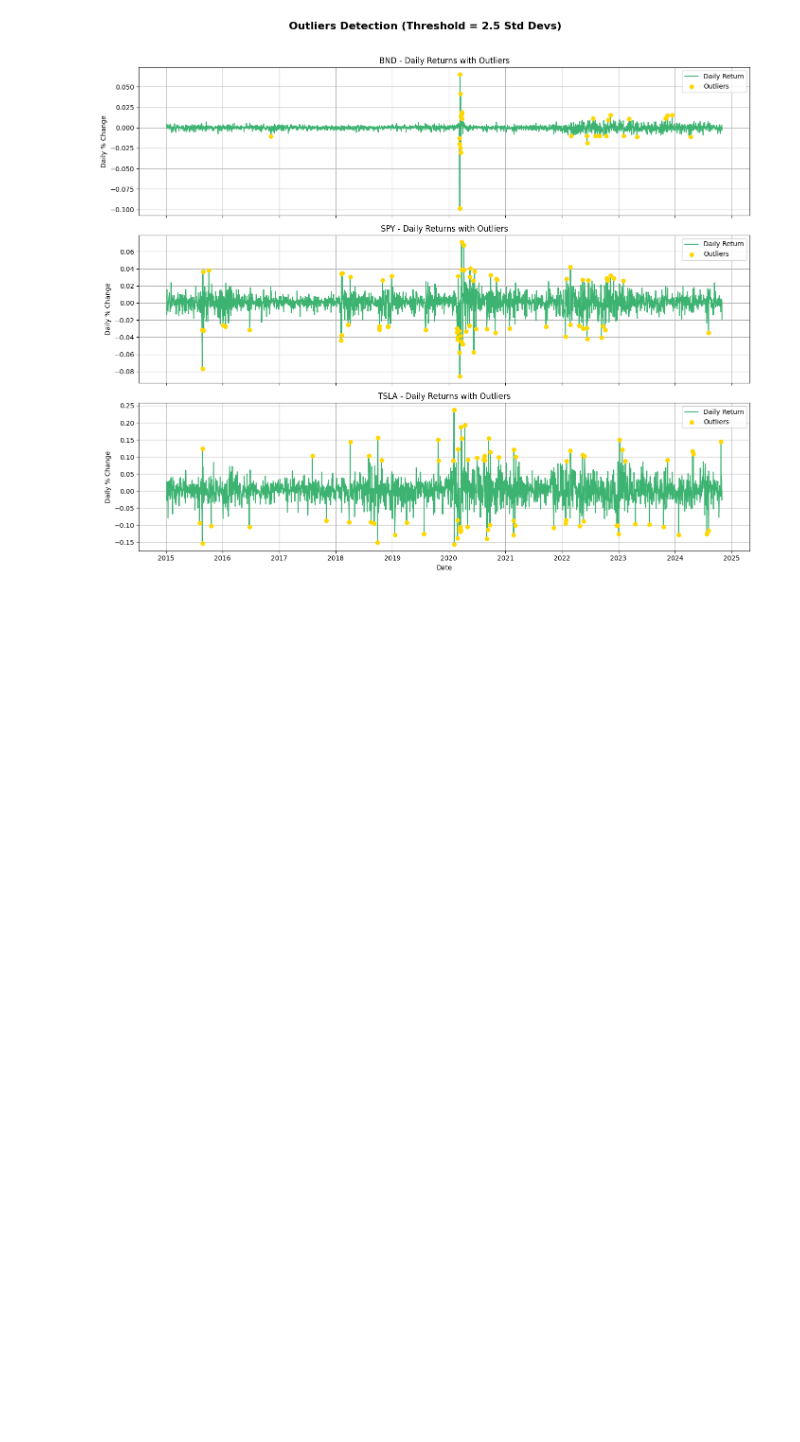
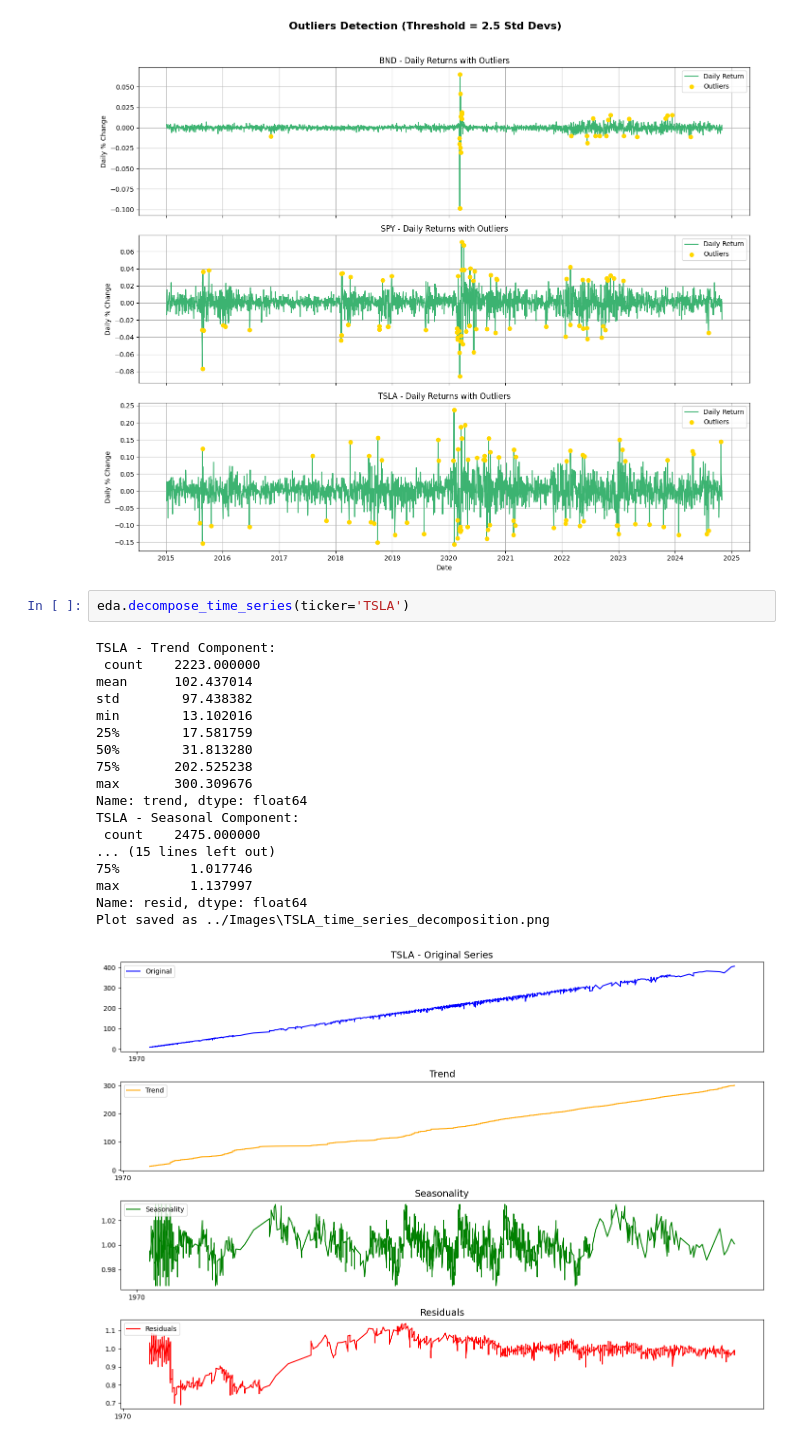
Before and after one commit to hydropython/GFM-investments-portfolio-management, a Jupyter notebook: Notbooks/Financial_Data_EDA.ipynb, the cells around one changed output. Saved outputs shown, nothing was run; the diff lists cells and outputs as text; blank space fills up the shorter version.

Commit message:
seasonality and trend done for three tickers

```diff
--- a/Notbooks/Financial_Data_EDA.ipynb
+++ b/Notbooks/Financial_Data_EDA.ipynb
@@ -161,3 +161,24 @@ Date
 [76 rows x 2 columns]
 Outliers detection plot saved as 'outliers_detection_plot.png' in ../Images/
 [figure]
+# %%
+eda.decompose_time_series(ticker='TSLA')
+# %% [output]
+TSLA - Trend Component:
+ count    2223.000000
+mean      102.437014
+std        97.438382
+min        13.102016
+25%        17.581759
+50%        31.813280
+75%       202.525238
+max       300.309676
+Name: trend, dtype: float64
+TSLA - Seasonal Component:
+ count    2475.000000
+... (15 lines left out)
+75%         1.017746
+max         1.137997
+Name: resid, dtype: float64
+Plot saved as ../Images\TSLA_time_series_decomposition.png
+[figure, added]
```
Also changed, not shown: parts of 2 cells of this notebook, 4 other files.
